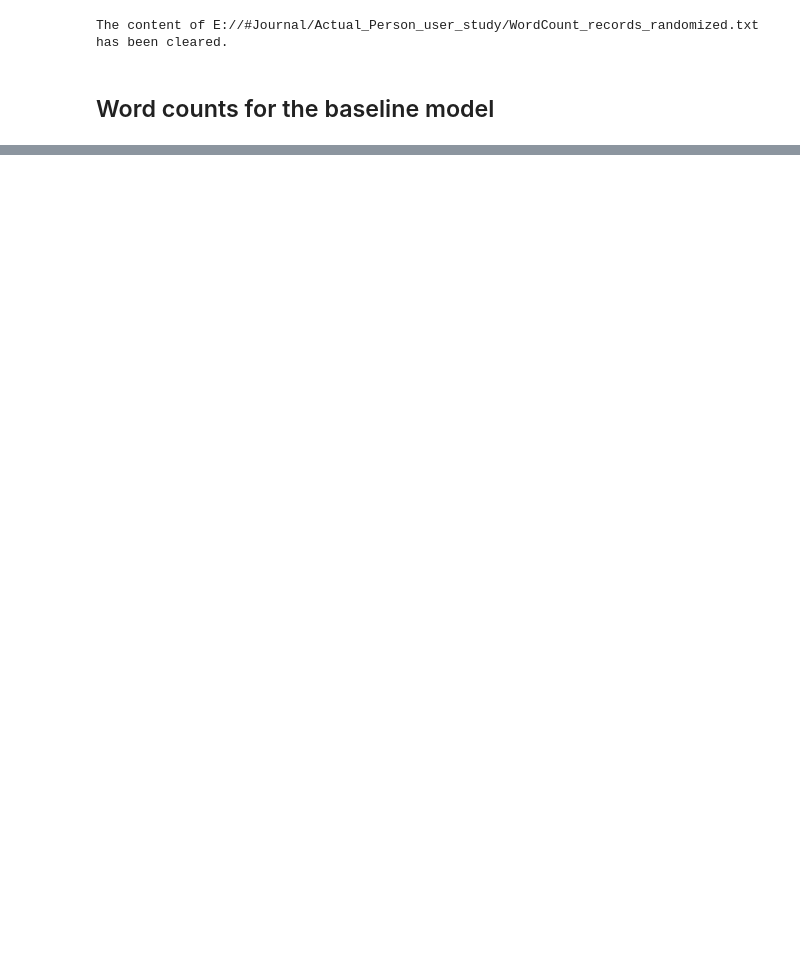
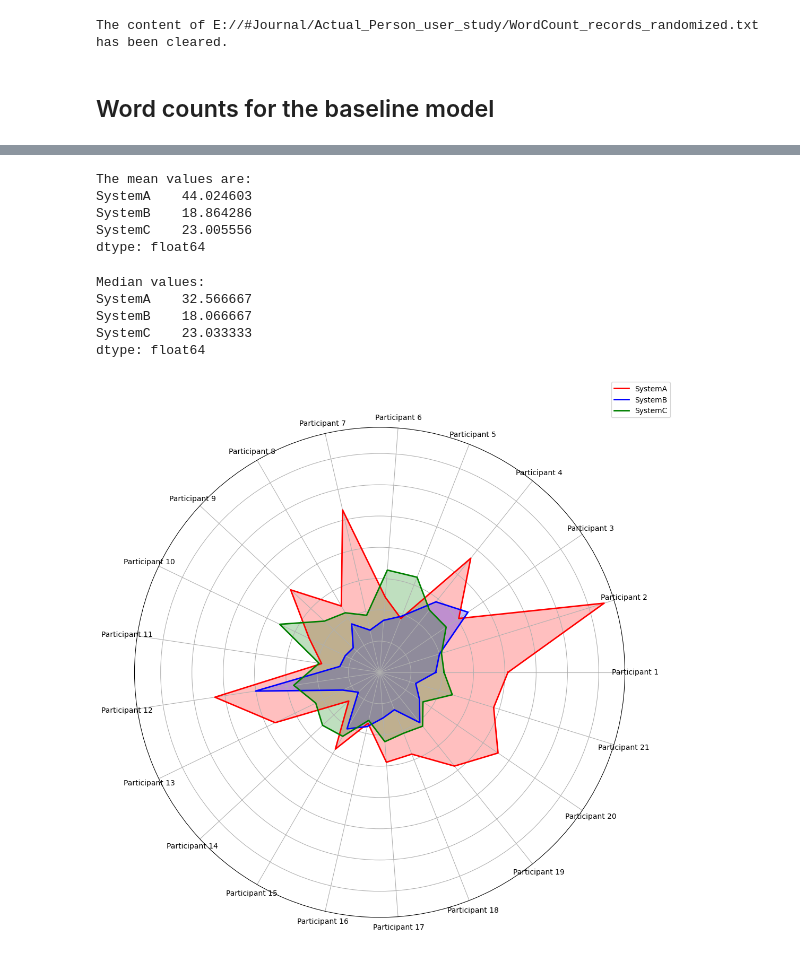
Before and after one commit to hoashalarajh/task_oriented_conversation_system, a Jupyter notebook: recording word counts.ipynb, the cells around one changed output, grey strips where cells are left out. Cells and saved outputs as stored; diff of their text form; code cells hidden in the pictures; blank space fills up the shorter version.

```diff
--- a/recording word counts.ipynb
+++ b/recording word counts.ipynb
@@ -90,3 +117,5 @@ person21 = [3, 9, 9, 10, 21, 17, 20, 4, 8, 24, 11, 28, 17, 5, 6, 5, 7, 5, 8, 2,
+# %%
+mean_res_length_proposed = get_mean_res_length()
 # %%
 import matplotlib.pyplot as plt
 
@@ -204,3 +236,5 @@ person21 = []
+# %%
+mean_res_length_randomized = get_mean_res_length()
 # %%
 import matplotlib.pyplot as plt
 
@@ -287,6 +324,8 @@ person18 = [9, 19, 9, 6, 15, 1, 1, 13, 1, 5, 9, 1, 1, 1, 1, 5, 6, 7, 6, 7, 4, 7,
 person19 = [11, 13, 7, 6, 14, 14, 1, 1, 2, 3, 1, 5, 5, 6, 1, 8, 7, 6, 6, 7, 7, 7, 3, 3, 3, 8, 7, 4, 3, 8, 5, 3, 3, 3, 3, 3, 7, 3, 3, 10]
 person20 = [8, 8, 10, 12, 14, 1, 4, 13, 1, 4, 1, 4, 4, 3, 1, 4, 1, 4, 3, 4, 3, 3, 3, 2, 3, 4, 3, 2, 4, 4, 2, 2, 3, 2, 3, 2, 3, 7]
 person21 = [7, 9, 10, 6, 12, 8, 6, 7, 1, 1, 7, 8, 1, 5, 7, 1, 6, 3, 6, 5, 12, 1, 4, 5, 5, 4, 7, 13, 9]
+# %%
+mean_res_length_controlled = get_mean_res_length()
 # %%
 import matplotlib.pyplot as plt
 
@@ -314,0 +418,73 @@ plt.show()
+# %%
+# get mean values
+mean_values = df_min.mean()
+print ("The mean values are:")
+print (mean_values)
+# %% [output]
+The mean values are:
+SystemA    44.024603
+SystemB    18.864286
+SystemC    23.005556
+dtype: float64
+# %%
+# Calculate the median values for SystemA, SystemB, and SystemC
+median_values = df_min.median()
+
+# Print the median values
+print("Median values:")
+print(median_values)
+# %% [output]
+Median values:
+SystemA    32.566667
+SystemB    18.066667
+SystemC    23.033333
+dtype: float64
+# %%
+import numpy as np
+
+import matplotlib.pyplot as plt
+
+# Number of variables
+num_vars = len(mean_res_length_proposed)
+
+# Compute angle for each axis
+angles = np.linspace(0, 2 * np.pi, num_vars, endpoint=False).tolist()
+
+# The plot is a circle, so we need to "complete the loop"
+mean_res_length_proposed += mean_res_length_proposed[:1]
+mean_res_length_randomized += mean_res_length_randomized[:1]
+mean_res_length_controlled += mean_res_length_controlled[:1]
+angles += angles[:1]
+
+# Plot
+fig, ax = plt.subplots(figsize=(12,12), subplot_kw=dict(polar=True))
+
+ax.fill(angles, mean_res_length_proposed, color='red', alpha=0.25)
+ax.fill(angles, mean_res_length_randomized, color='blue', alpha=0.25)
+ax.fill(angles, mean_res_length_controlled, color='green', alpha=0.25)
+
+ax.plot(angles, mean_res_length_proposed, color='red', linewidth=2, label='SystemA')
+ax.plot(angles, mean_res_length_randomized, color='blue', linewidth=2, label='SystemB')
+ax.plot(angles, mean_res_length_controlled, color='green', linewidth=2, label='SystemC')
+
+# Add labels
+ax.set_yticklabels([])
+ax.set_xticks(angles[:-1])
+ax.set_xticklabels([f'Participant {i+1}' for i in range(num_vars)])
+
+# Annotate numerical values
+# for i in range(num_vars):
+#     ax.annotate(f'{mean_res_length_proposed[i]}', xy=(angles[i], mean_res_length_proposed[i]), ha='center', va='bottom', color='red')
+#     ax.annotate(f'{mean_res_length_randomized[i]}', xy=(angles[i], mean_res_length_randomized[i]), ha='center', va='bottom', color='blue')
+#     ax.annotate(f'{mean_res_length_controlled[i]}', xy=(angles[i], mean_res_length_controlled[i]), ha='center', va='bottom', color='green')
+
+# Add a legend
+ax.legend(loc='upper right', bbox_to_anchor=(1.1, 1.1))
+
+# save figure
+plt.savefig("E://#Journal/radar_plot.pdf")
+
+# Show the plot
+plt.show()
+# %% [output]
+[figure, added]
```
Also changed, not shown: parts of 19 cells of this notebook.
